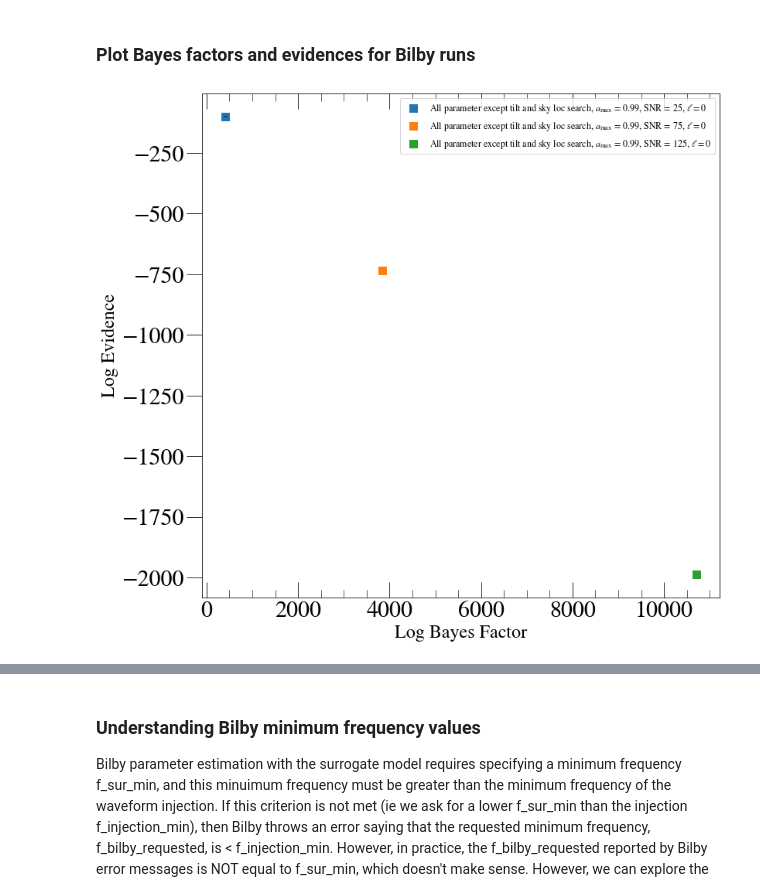
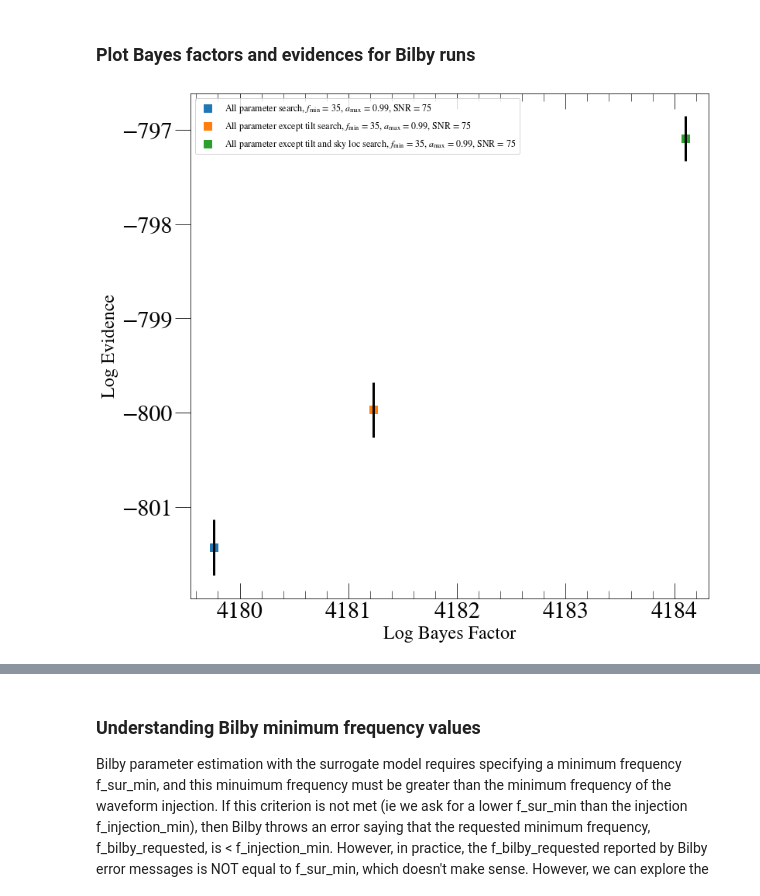
Before and after one commit to mariaokounkova/BeyondGRAnalysis, a Jupyter notebook: BilbyAnalysis.ipynb, the cells around one changed output, grey strips where cells are left out. Drawn from its saved outputs; the diff is of its cells as text; code cells hidden in the pictures.

```diff
--- a/BilbyAnalysis.ipynb
+++ b/BilbyAnalysis.ipynb
@@ -317,25 +317,23 @@ WARNING:root:Too few points to create valid contours
 # %%
 def PlotBayesAndEvidence():
 
-    p_array = ["dCS_0p0_25", "dCS_0p0_75", "dCS_0p0_125"]
+    #p_array = ["dCS_0p0_25", "dCS_0p0_75", "dCS_0p0_125"]
 
-    #p_array = ["Test_FullSearch_35_0p99", "Test_FullSearch_25_0p75", "Test_FullSearch_35_0p75", \
-    #           "Test_FullSearchNoTilt_35_0p99", "Test_FullSearchNoTiltNoSkyLoc_35_0p99"
-    #          ]
+    p_array = ["Test_FullSearch_35_0p99", "Test_FullSearchNoTilt_35_0p99", "Test_FullSearchNoTiltNoSkyLoc_35_0p99"]
 
     plt.figure(figsize=(12,12))
 
     for p in p_array:
         bf, ev, ev_err = EvidenceAndBayes("/home/maria.okounkova/BeyondGRAnalysis/BilbyPE/" + p)
         plt.errorbar(bf, ev, yerr = ev_err, color='black')
         plt.scatter(bf, ev, label = ps_dict[p], marker='s', s = 100)
 
     plt.legend(fontsize=12)
     plt.xlabel('Log Bayes Factor')
     plt.ylabel('Log Evidence')
     plt.savefig('BayesEvidenceSNR.pdf')
     plt.show()
 
-PlotBayesAndEvidence()
+#PlotBayesAndEvidence()
 # %% [output]
-[figure, old version]
+[figure, new version]
```
Also changed, not shown: parts of 6 cells of this notebook.
